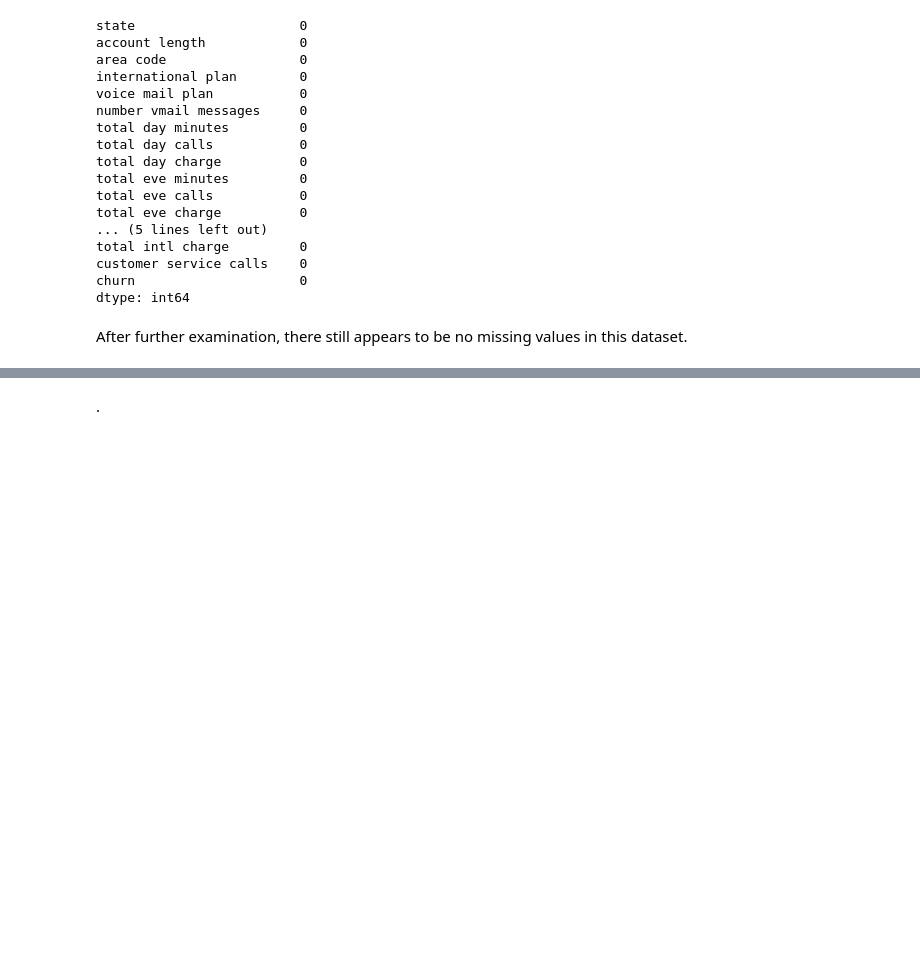
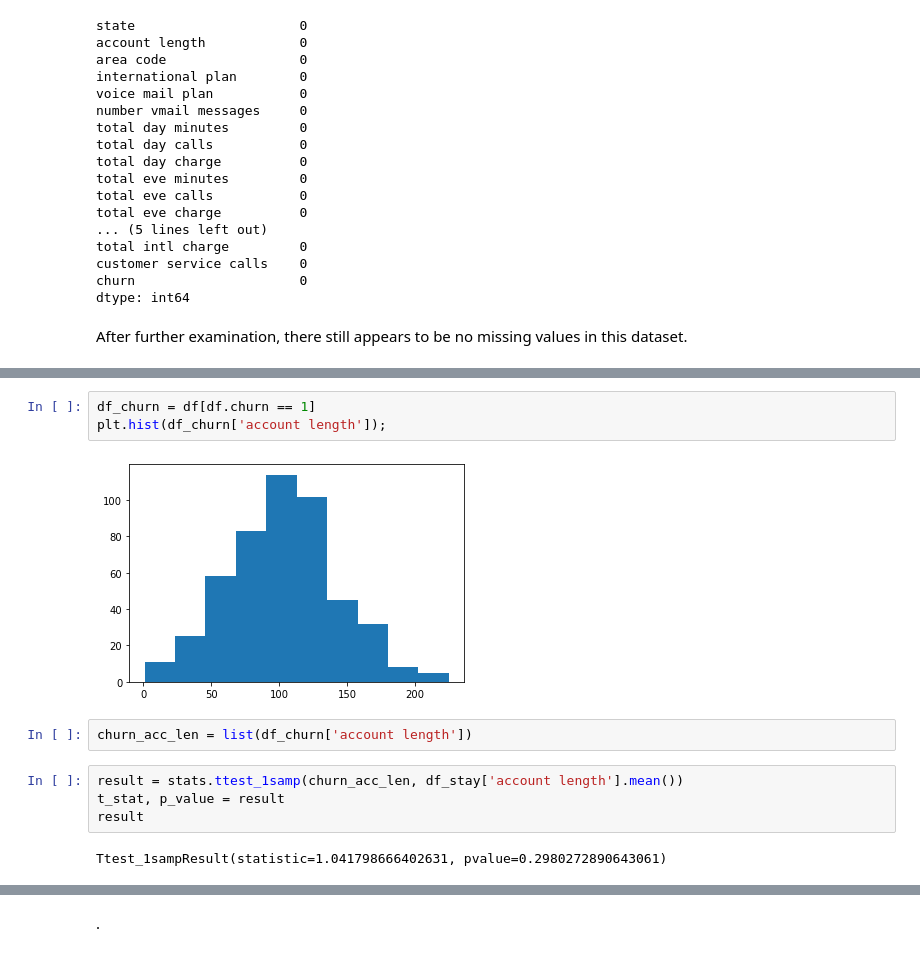
Before and after one commit to KyleWeesner/Phase_3, a Jupyter notebook: Jupyter Notebooks/Exploratory Data Analysis.ipynb, the cells around one changed output, grey strips where cells are left out. Cells and saved outputs as stored; diff of their text form; blank space fills up the shorter version.

```diff
--- a/Jupyter Notebooks/Exploratory Data Analysis.ipynb
+++ b/Jupyter Notebooks/Exploratory Data Analysis.ipynb
@@ -401,0 +424,13 @@ After further examination, there still appears to be no missing values in this d
+# %%
+df_churn = df[df.churn == 1]
+plt.hist(df_churn['account length']);
+# %% [output]
+[figure, added]
+# %%
+churn_acc_len = list(df_churn['account length'])
+# %%
+result = stats.ttest_1samp(churn_acc_len, df_stay['account length'].mean())
+t_stat, p_value = result
+result
+# %% [output]
+Ttest_1sampResult(statistic=1.041798666402631, pvalue=0.2980272890643061)
```
Also changed, not shown: parts of 25 cells of this notebook, 3 other files.
